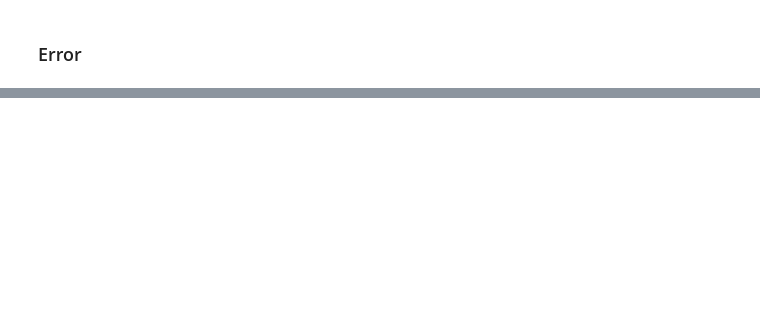
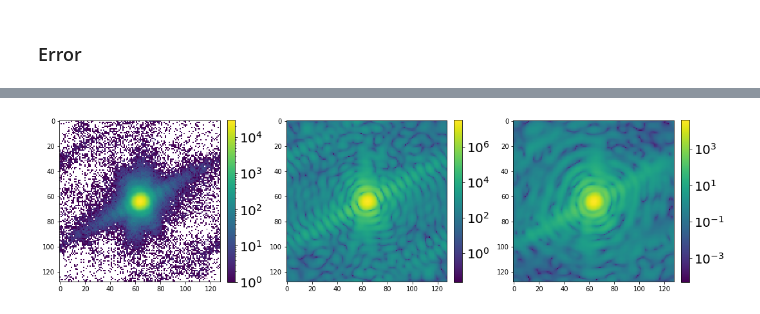
Before and after one commit to siddharth-maddali/Phaser, a Jupyter notebook: partial_coherence.ipynb, the cells around one changed output, grey strips where cells are left out. Cells and saved outputs as stored; diff of their text form; code cells hidden in the pictures; blank space fills up the shorter version.

```diff
--- a/partial_coherence.ipynb
+++ b/partial_coherence.ipynb
@@ -191,0 +235,11 @@ The
+# %%
+intens_coh = np.absolute( fftshift( fftn( fftshift( res.img ) ) ) )**2
+# %%
+fig, im, ax = tp.TilePlot(
+    tuple( arr[:,:,35] for arr in [ mydata.signal, mydata.intens_coherent, intens_coh ] ),
+     ( 1, 3 ),
+    ( 15, 10 ),
+    log_norm=True
+)
+# %% [output]
+[figure, added]
```
Also changed, not shown: parts of 12 cells of this notebook, 5 other files.
